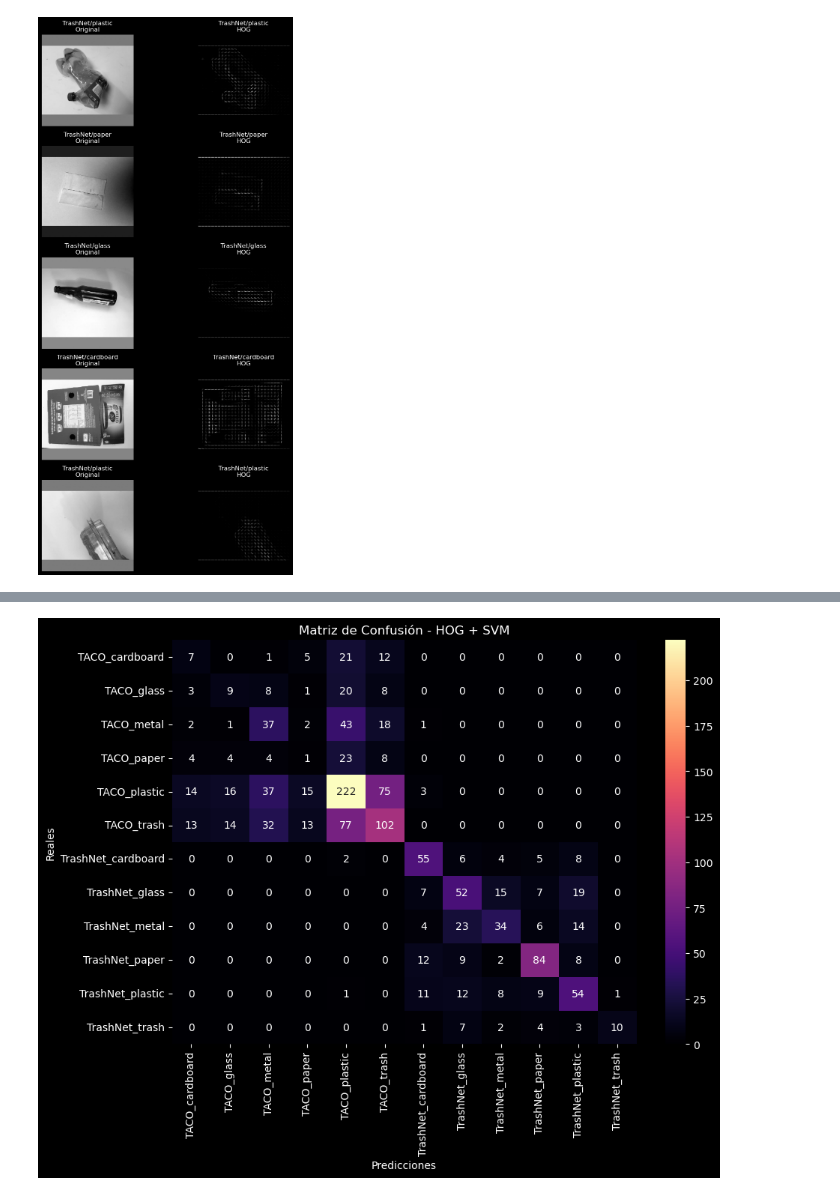
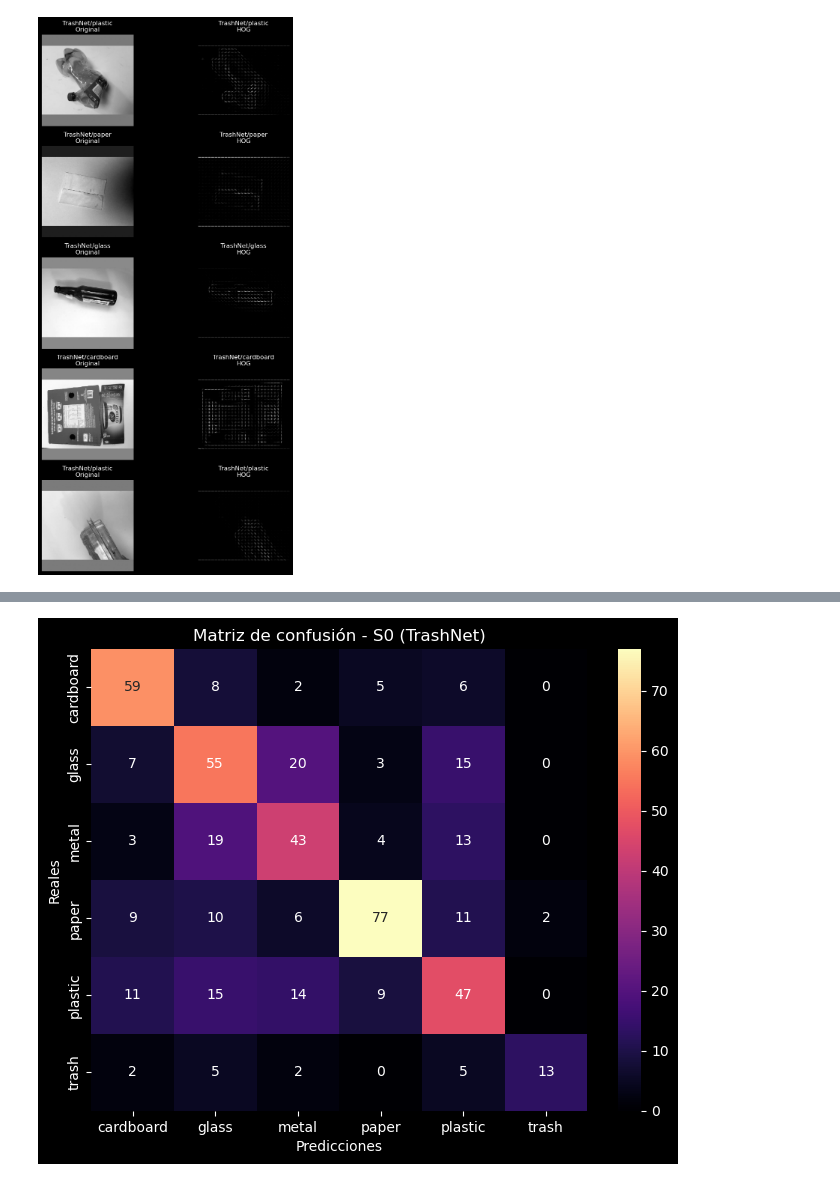
Before and after one commit to CarlossssMora/Clasificacion_residuos, a Jupyter notebook: Programas/HOG_SVM/HOG_SVM_Clasificacion.ipynb, the cells around one changed output, grey strips where cells are left out. Cells and saved outputs as stored; diff of their text form; code cells hidden in the pictures.

Commit message:
Entrenamiento separado HOG+SVM: escenarios S0 (TrashNet) y S1 (TACO), guardado de modelos y resultados

```diff
--- a/Programas/HOG_SVM/HOG_SVM_Clasificacion.ipynb
+++ b/Programas/HOG_SVM/HOG_SVM_Clasificacion.ipynb
@@ -109,40 +67,61 @@ Total de muestras: 6873
 # %%
+# ================================
+# ESCENARIO S0 — TRASHNET
+# ================================
+import os, time, cv2
+import numpy as np
+import matplotlib.pyplot as plt
+import seaborn as sns
+from skimage.feature import hog
 from sklearn.model_selection import train_test_split
 from sklearn.svm import SVC
 from sklearn.metrics import classification_report, confusion_matrix
-import seaborn as sns
-import matplotlib.pyplot as plt
-import time
 
-# División en entrenamiento y prueba
-X_train, X_test, y_train, y_test = train_test_split(
-    X, y, test_size=0.2, random_state=42, stratify=y
-)
+# Ruta del dataset S0
+data_dir = "../../data_preprocessed/HOG_SVM/TrashNet"
 
-print("Tamaño del conjunto de entrenamiento:", len(X_train))
-print("Tamaño del conjunto de prueba:", len(X_test))
+X, y = [], []
+print("Extrayendo características HOG para TrashNet...")
 
-# Entrenamiento del modelo SVM
 inicio = time.time()
-svm_model = SVC(kernel='linear', C=1.0, probability=True, random_state=42)
-svm_model.fit(X_train, y_train)
+
+# Recorrer clases dentro de TrashNet
+for clase in sorted(os.listdir(data_dir)):
+    clase_path = os.path.join(data_dir, clase)
+    if not os.path.isdir(clase_path):
+        continue
+    for img_name in os.listdir(clase_path):
+        img_path = os.path.join(clase_path, img_name)
+        img = cv2.imread(img_path, cv2.IMREAD_GRAYSCALE)
+        if img is None:
+            continue
+        img = cv2.resize(img, (128, 128))
+        features, _ = hog(img, orientations=9, pixels_per_cell=(8, 8),
+                          cells_per_block=(2, 2), visualize=True, block_norm='L2-Hys')
+        X.append(features)
+        y.append(clase)
+
 fin = time.time()
+print(f"Extracción completada en {fin - inicio:.2f} segundos. Total imágenes: {len(X)}")
 
-print(f"\nEntrenamiento completado en {fin - inicio:.2f} segundos.")
+# Entrenamiento del modelo
+X_train, X_test, y_train, y_test = train_test_split(X, y, test_size=0.2, random_state=42, stratify=y)
 
-# Evaluación del modelo
-y_pred = svm_model.predict(X_test)
+print("Entrenando modelo SVM para TrashNet...")
+svm_trash = SVC(kernel='linear', C=1.0, probability=True, random_state=42)
+svm_trash.fit(X_train, y_train)
 
-print("\n=== REPORTE DE CLASIFICACIÓN ===")
+# Evaluación
+y_pred = svm_trash.predict(X_test)
+print("\n=== REPORTE DE CLASIFICACIÓN (S0 - TrashNet) ===")
 print(classification_report(y_test, y_pred))
 
 # Matriz de confusión
 cm = confusion_matrix(y_test, y_pred)
-plt.figure(figsize=(10, 7))
-sns.heatmap(cm, annot=True, fmt='d', cmap='magma',
-            xticklabels=np.unique(y), yticklabels=np.unique(y))
+plt.figure(figsize=(8,6))
+sns.heatmap(cm, annot=True, fmt='d', cmap='magma', xticklabels=np.unique(y), yticklabels=np.unique(y))
 plt.xlabel("Predicciones")
 plt.ylabel("Reales")
-plt.title("Matriz de Confusión - HOG + SVM")
+plt.title("Matriz de confusión - S0 (TrashNet)")
 plt.show()
 # %% [output]
@@ -166 +145 @@ Entrenamiento completado en 612.53 segundos.
-[figure, old version]
+[figure, new version]
```
Also changed, not shown: parts of 5 cells of this notebook.
